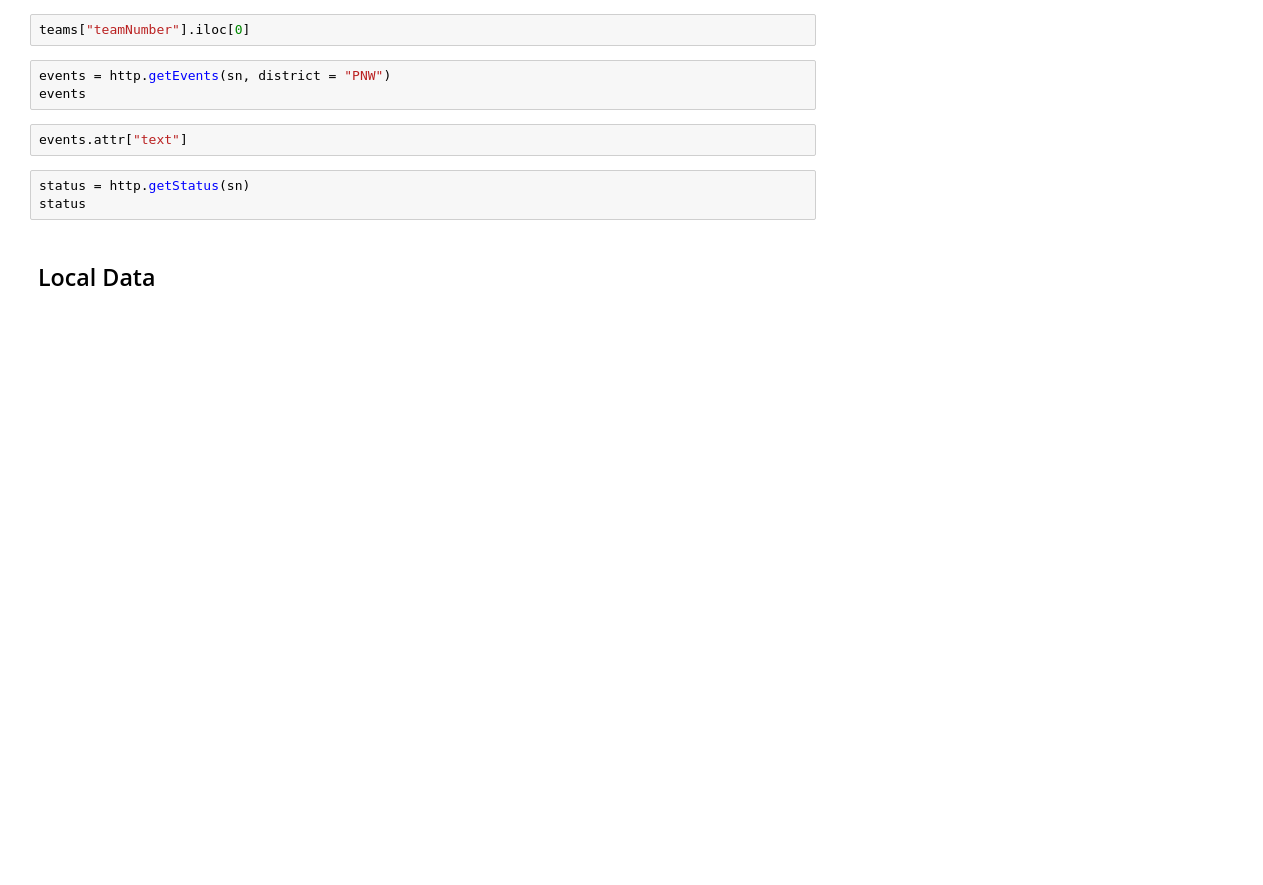
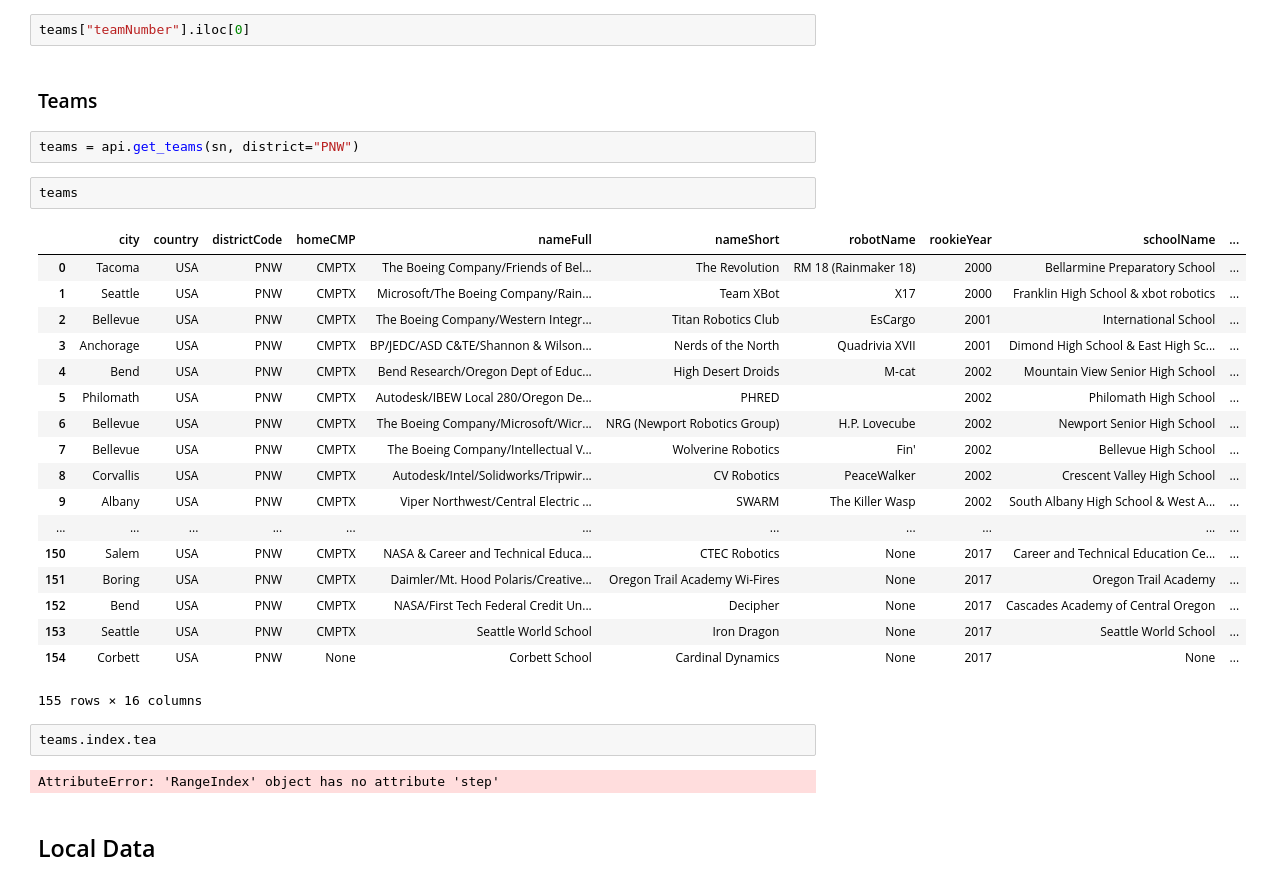
Before and after one commit to irwinsnet-old/fapy, a Jupyter notebook: firstApiPy_test_2.ipynb, the cells around one changed output. Cells and saved outputs as stored; diff of their text form; blank space fills up the shorter version.

```diff
--- a/firstApiPy_test_2.ipynb
+++ b/firstApiPy_test_2.ipynb
@@ -107,14 +82,35 @@ teams= http.getTeams(sn, district = "PNW")
 teams
 # %%
 teams["teamNumber"].iloc[0]
+# %% [markdown]
+### Teams
 # %%
-events = http.getEvents(sn, district = "PNW")
-events
+teams = api.get_teams(sn, district="PNW")
-# %%
-events.attr["text"]
-# %%
-status = http.getStatus(sn)
-status
+# %%
+teams
+# %% [output]
+|  | city | country | districtCode | homeCMP | nameFull | nameShort | robotName | rookieYear | schoolName | ... |
+| 0 | Tacoma | USA | PNW | CMPTX | The Boeing Company/Friends of Bel... | The Revolution | RM 18 (Rainmaker 18) | 2000 | Bellarmine Preparatory School | ... |
+| 1 | Seattle | USA | PNW | CMPTX | Microsoft/The Boeing Company/Rain... | Team XBot | X17 | 2000 | Franklin High School & xbot robotics | ... |
+| 2 | Bellevue | USA | PNW | CMPTX | The Boeing Company/Western Integr... | Titan Robotics Club | EsCargo | 2001 | International School | ... |
+| 3 | Anchorage | USA | PNW | CMPTX | BP/JEDC/ASD C&TE/Shannon & Wilson... | Nerds of the North | Quadrivia XVII | 2001 | Dimond High School & East High Sc... | ... |
+| 4 | Bend | USA | PNW | CMPTX | Bend Research/Oregon Dept of Educ... | High Desert Droids | M-cat | 2002 | Mountain View Senior High School | ... |
+| 5 | Philomath | USA | PNW | CMPTX | Autodesk/IBEW Local 280/Oregon De... | PHRED |  | 2002 | Philomath High School | ... |
+| 6 | Bellevue | USA | PNW | CMPTX | The Boeing Company/Microsoft/Wicr... | NRG (Newport Robotics Group) | H.P. Lovecube | 2002 | Newport Senior High School | ... |
+| 7 | Bellevue | USA | PNW | CMPTX | The Boeing Company/Intellectual V... | Wolverine Robotics | Fin' | 2002 | Bellevue High School | ... |
+| 8 | Corvallis | USA | PNW | CMPTX | Autodesk/Intel/Solidworks/Tripwir... | CV Robotics | PeaceWalker | 2002 | Crescent Valley High School | ... |
+| 9 | Albany | USA | PNW | CMPTX | Viper Northwest/Central Electric ... | SWARM | The Killer Wasp | 2002 | South Albany High School & West A... | ... |
+| ... | ... | ... | ... | ... | ... | ... | ... | ... | ... | ... |
+| 150 | Salem | USA | PNW | CMPTX | NASA & Career and Technical Educa... | CTEC Robotics | None | 2017 | Career and Technical Education Ce... | ... |
+| 151 | Boring | USA | PNW | CMPTX | Daimler/Mt. Hood Polaris/Creative... | Oregon Trail Academy Wi-Fires | None | 2017 | Oregon Trail Academy | ... |
+| 152 | Bend | USA | PNW | CMPTX | NASA/First Tech Federal Credit Un... | Decipher | None | 2017 | Cascades Academy of Central Oregon | ... |
+| 153 | Seattle | USA | PNW | CMPTX | Seattle World School | Iron Dragon | None | 2017 | Seattle World School | ... |
+| 154 | Corbett | USA | PNW | None | Corbett School | Cardinal Dynamics | None | 2017 | None | ... |
+155 rows × 16 columns
+# %%
+teams.index.tea
+# %% [output]
+AttributeError: 'RangeIndex' object has no attribute 'step'
 # %% [markdown]
 ## Local Data
 # %%
```
Also changed, not shown: parts of 23 cells of this notebook, 3 other files.
